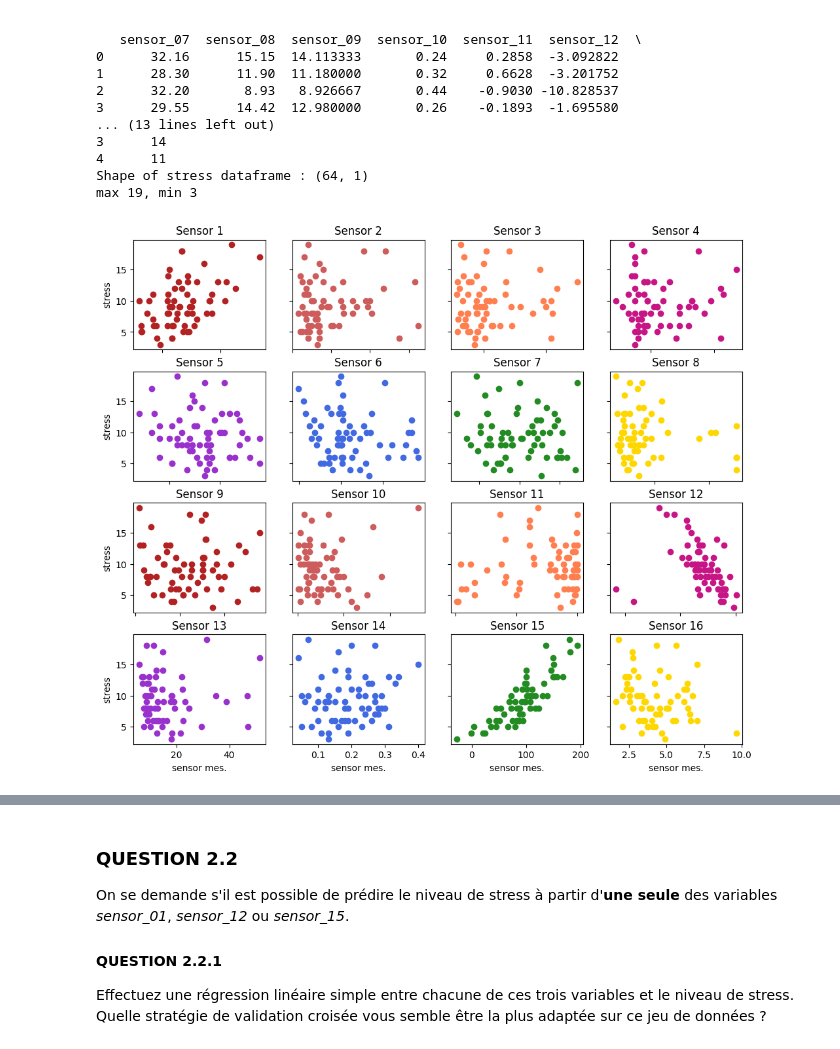
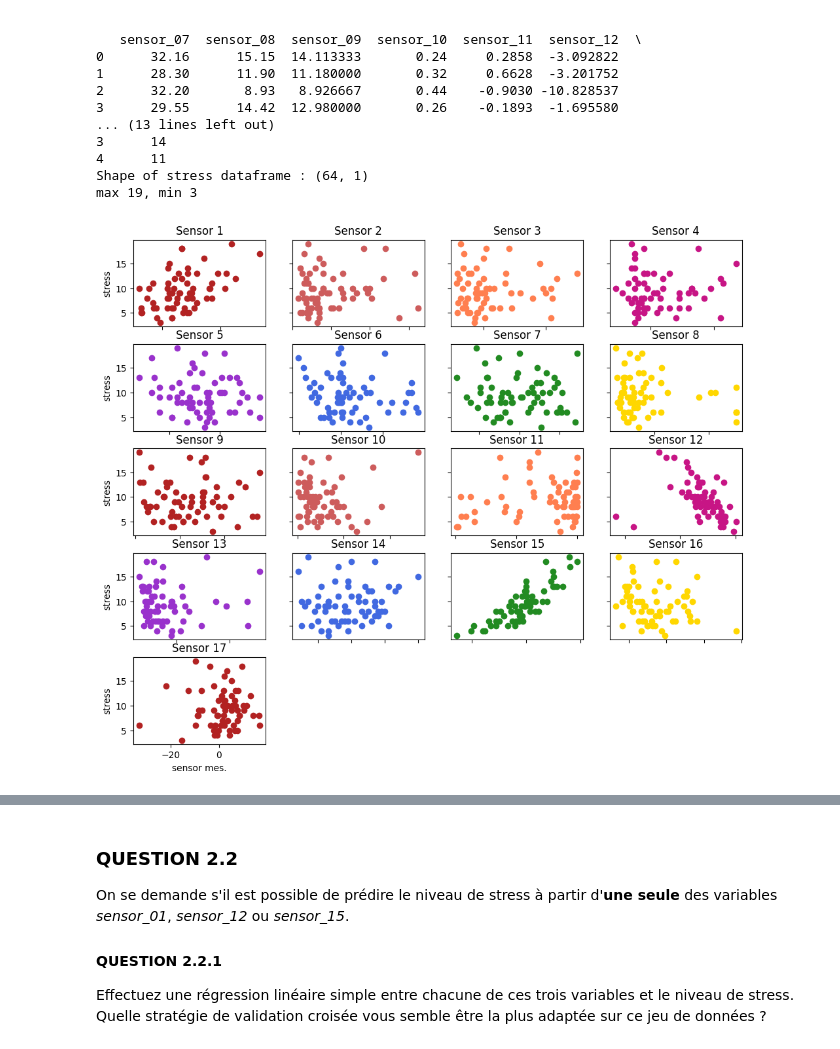
Before and after one commit to nnniels/SDD-stat-ml, a Jupyter notebook: BEs/BE_StatML_2025.ipynb, the cells around one changed output, grey strips where cells are left out. Drawn from its saved outputs; the diff is of its cells as text; code cells hidden in the pictures.

```diff
--- a/BEs/BE_StatML_2025.ipynb
+++ b/BEs/BE_StatML_2025.ipynb
@@ -264,29 +287,35 @@ max 19, min 3
 # %%
 
 # value in X and y dataset
 X = df_sensor.to_numpy(dtype=np.float32)
 y = df_stress.to_numpy(dtype=np.float32)
 
-# plot a*b randomly chosen or selection of sensors
-a, b = 4, 4
-plotted_sensors = np.random.randint(0, 16, a*b)
-plotted_sensors = np.arange(0, 16, 1)
+# plot randomly chosen or selection of sensors
+# plot grid of shape a.b
+a, b = 5, 4
+nsensors = 17
+plotted_sensors = np.random.randint(0, nsensors, a*b)
+plotted_sensors = np.arange(0, nsensors, 1)
 fig, axs = plt.subplots(a, b)
 fig.set_figheight(10)
 fig.set_figwidth(12)
 colors = ["firebrick", "indianred", "coral", "mediumvioletred", "darkorchid", "royalblue", "forestgreen", "gold"]
 for i in range(a):
     for j in range(b):
         s = b*i + j # plot number
-        axs[i, j].scatter(X[:, plotted_sensors[s]], y, color=colors[s%len(colors)])
-        axs[i, j].set_title(f"Sensor {plotted_sensors[s]+1}")
+        if s >= nsensors :
+            # skip plot when there is more plots than sensors
+            plt.delaxes(axs[i, j])
+        else :
+            axs[i, j].scatter(X[:, plotted_sensors[s]], y, color=colors[s%len(colors)])
+            axs[i, j].set_title(f"Sensor {plotted_sensors[s]+1}")
 for ax in axs.flat:
     ax.set(xlabel='sensor mes.', ylabel='stress')
 # Hide x labels and tick labels for top plots and y ticks for right plots.
 for ax in axs.flat:
     ax.label_outer()
 # %% [output]
-[figure, old version]
+[figure, new version]
 # %%
 """
 À première vue, les capteurs qui semblent corrélés à l'usure des ailes sont les capteurs :
```
Also changed, not shown: parts of 27 cells of this notebook, 1 other file.
